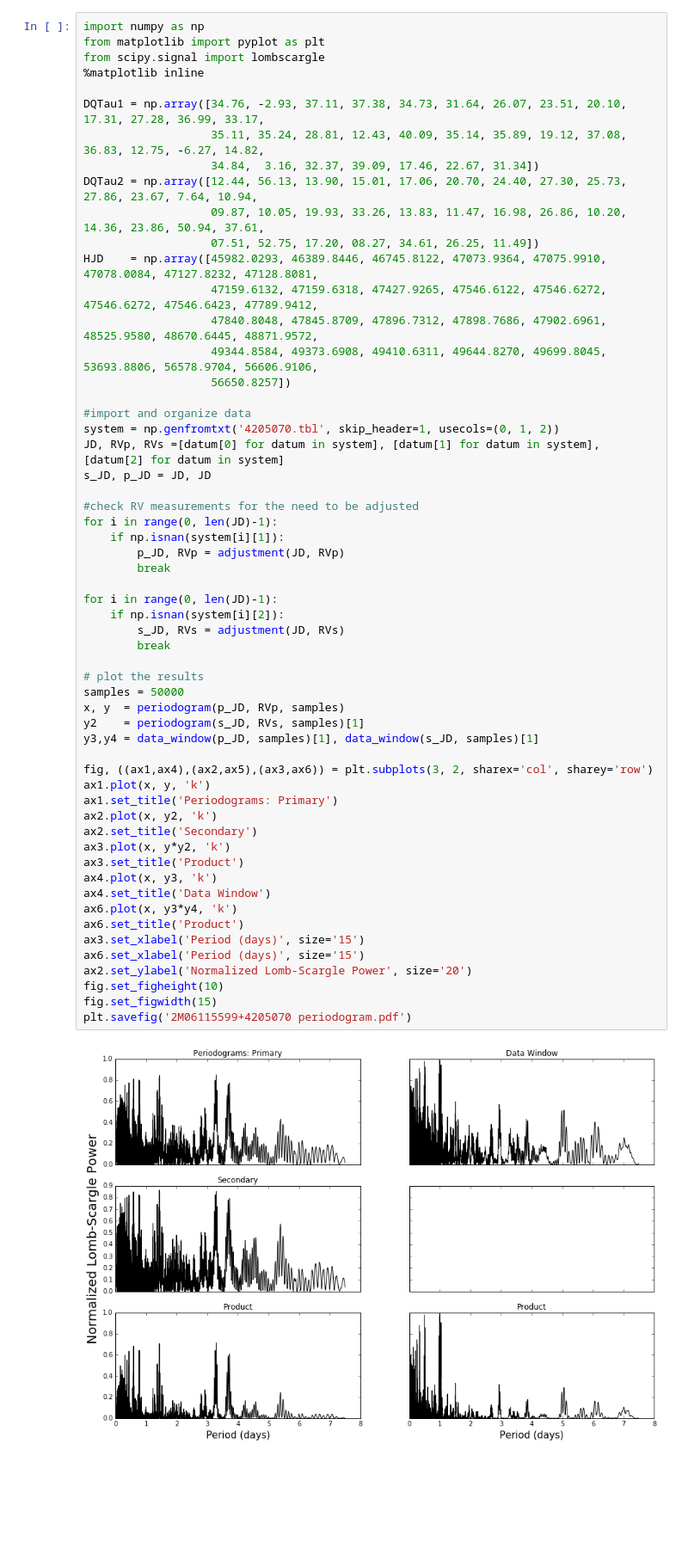
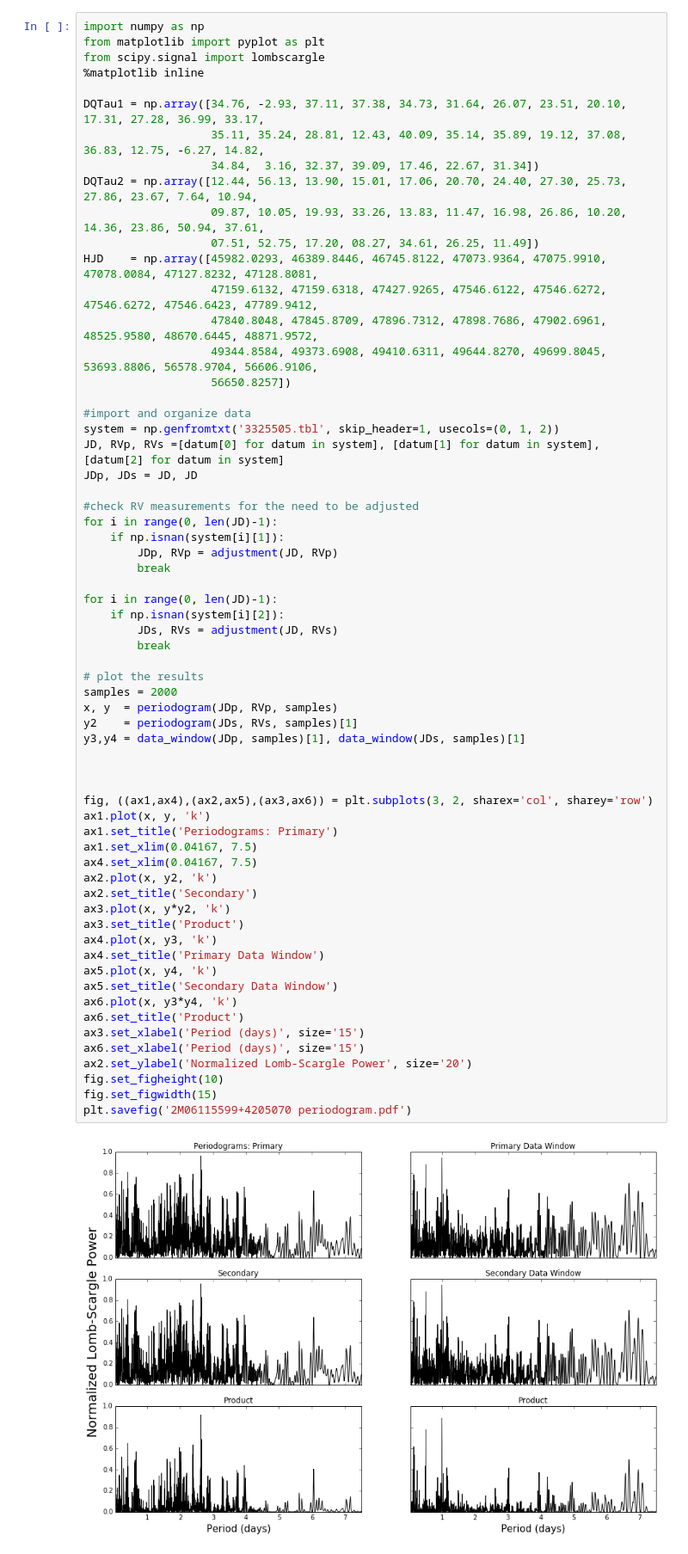
Before and after one commit to jacob-i-skinner/Orbit-Fitting, a Jupyter notebook: Periodogrammer.ipynb, the cells around one changed output. Shown at 86% size. Drawn from its saved outputs; the diff is of its cells as text; blank space fills up the shorter version.

Commit message:
Mass ratio script
The Mass ratio script is now automated, and the periodogram results can
be checked, by eye currently.

```diff
--- a/Periodogrammer.ipynb
+++ b/Periodogrammer.ipynb
@@ -17,43 +17,49 @@ HJD    = np.array([45982.0293, 46389.8446, 46745.8122, 47073.9364, 47075.9910, 4
                    56650.8257])
 
 #import and organize data
-system = np.genfromtxt('4205070.tbl', skip_header=1, usecols=(0, 1, 2))
+system = np.genfromtxt('3325505.tbl', skip_header=1, usecols=(0, 1, 2))
 JD, RVp, RVs =[datum[0] for datum in system], [datum[1] for datum in system], [datum[2] for datum in system]
-s_JD, p_JD = JD, JD
+JDp, JDs = JD, JD
 
 #check RV measurements for the need to be adjusted
 for i in range(0, len(JD)-1):
     if np.isnan(system[i][1]):
-        p_JD, RVp = adjustment(JD, RVp)
+        JDp, RVp = adjustment(JD, RVp)
         break
 
 for i in range(0, len(JD)-1):
     if np.isnan(system[i][2]):
-        s_JD, RVs = adjustment(JD, RVs)
+        JDs, RVs = adjustment(JD, RVs)
         break
 
 # plot the results
-samples = 50000
-x, y  = periodogram(p_JD, RVp, samples)
-y2    = periodogram(s_JD, RVs, samples)[1]
-y3,y4 = data_window(p_JD, samples)[1], data_window(s_JD, samples)[1]
+samples = 2000
+x, y  = periodogram(JDp, RVp, samples)
+y2    = periodogram(JDs, RVs, samples)[1]
+y3,y4 = data_window(JDp, samples)[1], data_window(JDs, samples)[1]
+
+
 
 fig, ((ax1,ax4),(ax2,ax5),(ax3,ax6)) = plt.subplots(3, 2, sharex='col', sharey='row')
 ax1.plot(x, y, 'k')
 ax1.set_title('Periodograms: Primary')
+ax1.set_xlim(0.04167, 7.5)
+ax4.set_xlim(0.04167, 7.5)
 ax2.plot(x, y2, 'k')
 ax2.set_title('Secondary')
 ax3.plot(x, y*y2, 'k')
 ax3.set_title('Product')
 ax4.plot(x, y3, 'k')
-ax4.set_title('Data Window')
+ax4.set_title('Primary Data Window')
+ax5.plot(x, y4, 'k')
+ax5.set_title('Secondary Data Window')
 ax6.plot(x, y3*y4, 'k')
 ax6.set_title('Product')
 ax3.set_xlabel('Period (days)', size='15')
 ax6.set_xlabel('Period (days)', size='15')
 ax2.set_ylabel('Normalized Lomb-Scargle Power', size='20')
 fig.set_figheight(10)
 fig.set_figwidth(15)
 plt.savefig('2M06115599+4205070 periodogram.pdf')
 # %% [output]
-[figure, old version]
+[figure, new version]
```
Also changed, not shown: parts of 5 cells of this notebook, 12 other files.
